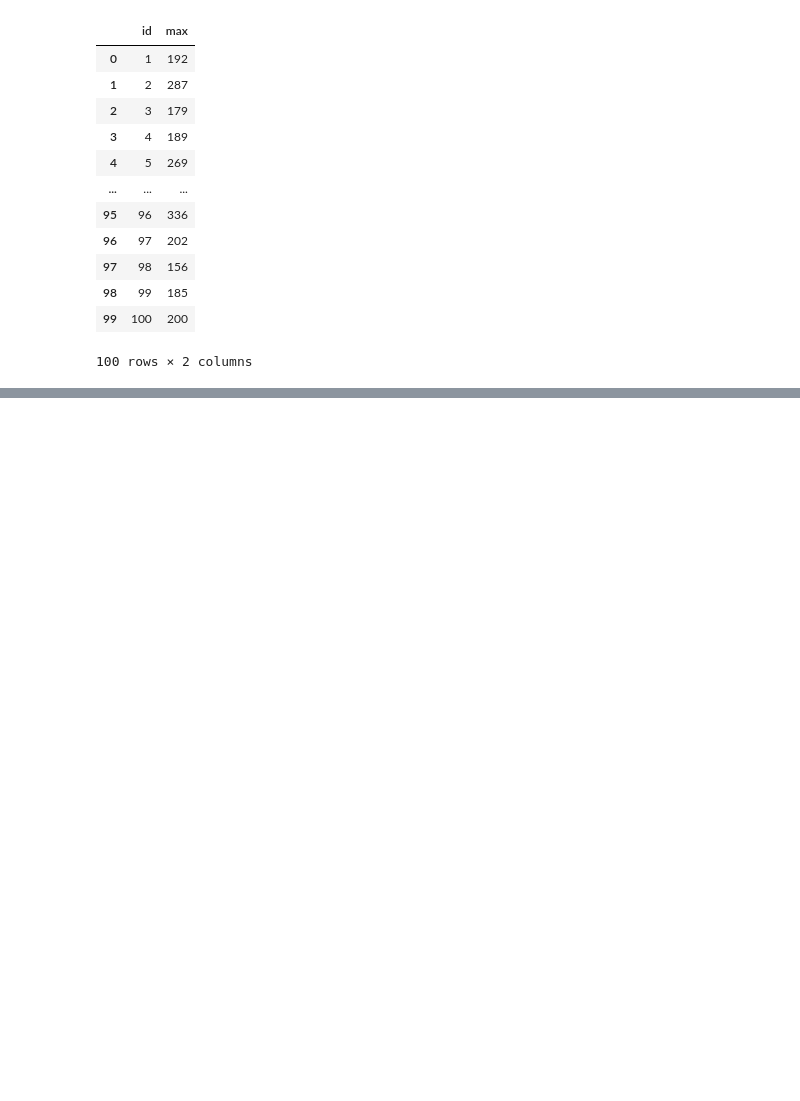
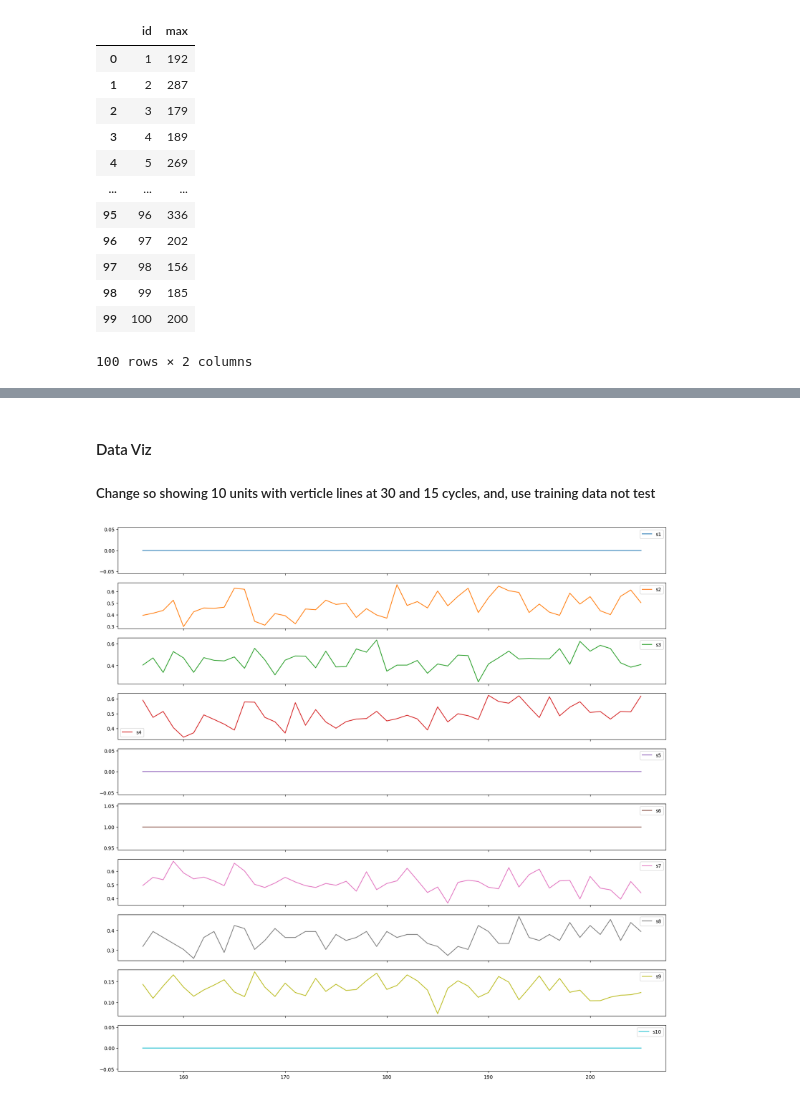
Before and after one commit to deloresmincarelli/JetEngineLSTM, a Jupyter notebook: JetEngineLSTM.ipynb, the cells around one changed output, grey strips where cells are left out. Drawn from its saved outputs; the diff is of its cells as text; code cells hidden in the pictures; blank space fills up the shorter version.

```diff
--- a/JetEngineLSTM.ipynb
+++ b/JetEngineLSTM.ipynb
@@ -120,0 +212,15 @@ train_df.head()
+# %%
+# generate column max from the test data
+rul = pd.DataFrame(test_df.groupby('id')['cycle'].max()).reset_index()
+rul.columns = ['id', 'max']
+rul.head()
+
+# rename truth_df col from '0' to 'more'
+truth_df.columns = ['more']
+
+# # add 1 to zero based index to be equivalent to the unit id in the test dataset
+truth_df['id'] = truth_df.index + 1
+
+
+truth_df['max'] = rul['max'] + truth_df['more']
+truth_df.drop('more', axis=1, inplace=True)
@@ -120,0 +236,9 @@ train_df.head()
+# %%
+
+
+# # generate RUL for test data
+test_df = test_df.merge(truth_df, on=['id'], how='left')
+test_df['RUL'] = test_df['max'] - test_df['cycle']
+# test_df.drop('max', axis=1, inplace=True)
+test_df = test_df.drop(columns=[('max')])
+test_df.head()
@@ -120,0 +255,6 @@ train_df.head()
+# %%
+# generate label columns w0 and w1 for test data
+test_df['label1'] = np.where(test_df['RUL'] <= w1, 1, 0 )
+test_df['label2'] = test_df['label1']
+test_df.loc[test_df['RUL'] <= w0, 'label2'] = 2
+test_df.head()
@@ -120,0 +269,21 @@ train_df.head()
+# %% [markdown]
+#### Data Viz
+
+##### Change so showing 10 units with verticle lines at 30 and 15 cycles, and, use training data not test
+# %%
+# get the last 50 datapoints for engine 3
+engine_id3 = test_df[test_df['id'] == 3]
+smallest_50_rul = engine_id3['RUL'].nsmallest(50)
+
+# Filter the entire dataset based on the 50 smallest numbers in the "RUL" column
+engine_id3 = engine_id3[engine_id3['RUL'].isin(smallest_50_rul)]
+
+cols1 = ['s1', 's2', 's3', 's4', 's5', 's6', 's7', 's8', 's9', 's10']
+engine_id3_50cycleWindow1 = engine_id3[cols1]
+cols2 = ['s11', 's12', 's13', 's14', 's15', 's16', 's17', 's18', 's19', 's20', 's21']
+engine_id3_50cycleWindow2 = engine_id3[cols2]
+
+# plotting sensor data for engine ID 3 prior to a failure point - sensors 1-10
+ax1 = engine_id3_50cycleWindow1.plot(subplots=True, sharex=True, figsize=(20,20))
+# %% [output]
+[figure, added]
```
Also changed, not shown: parts of 28 cells of this notebook.
